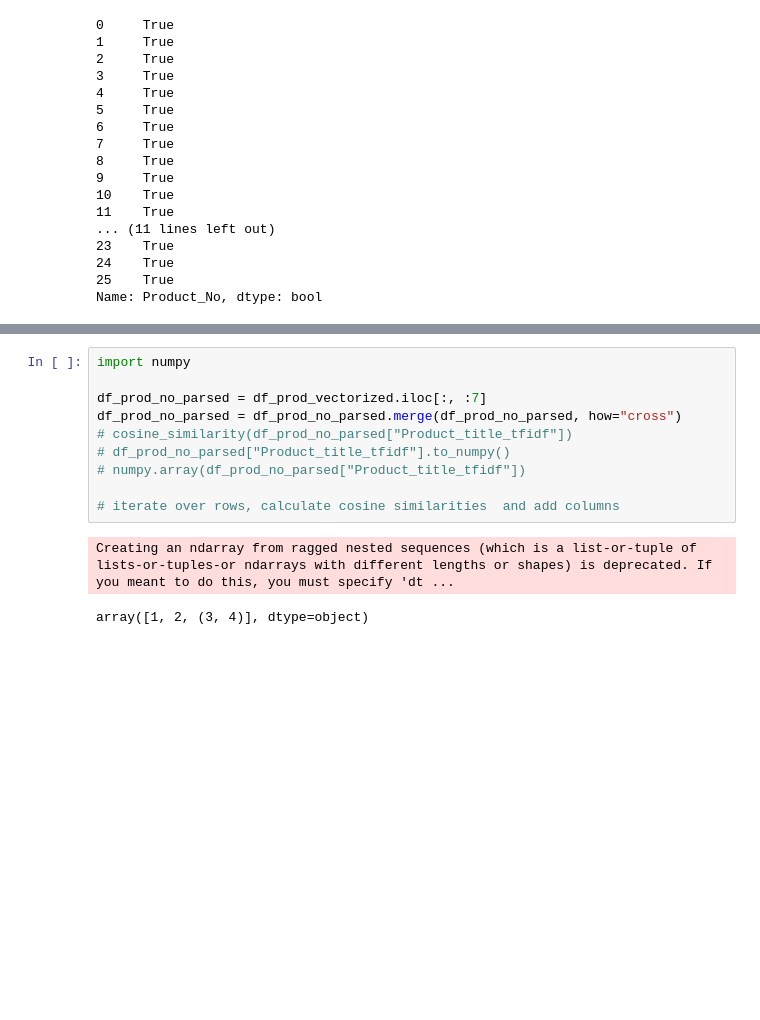
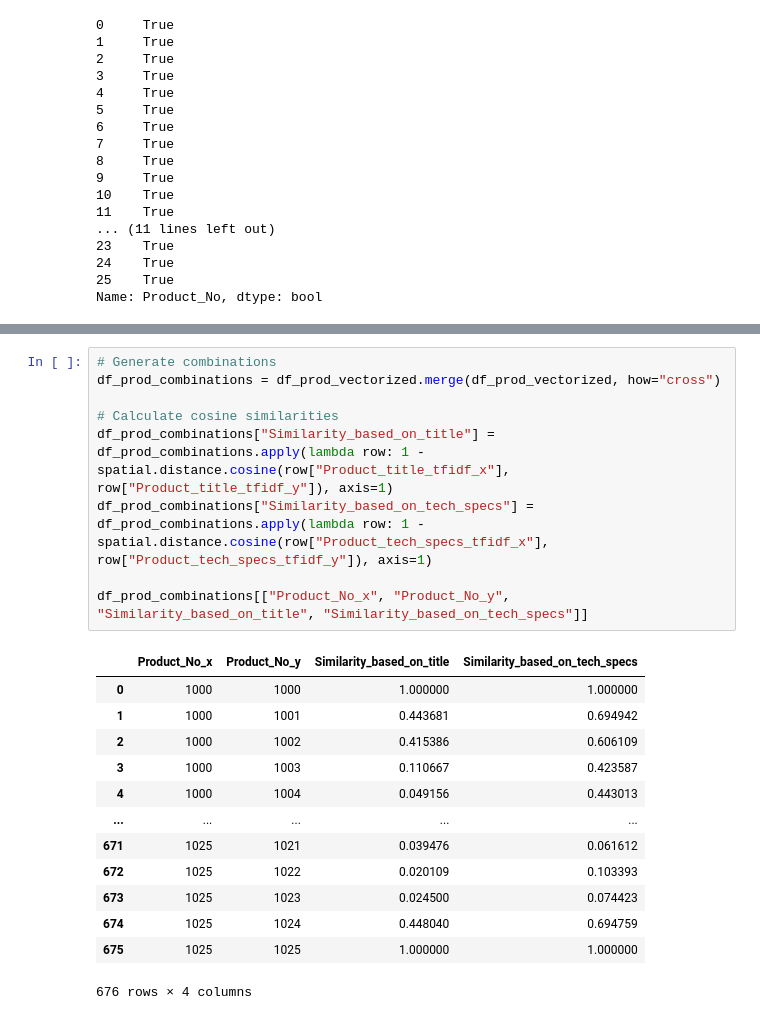
Before and after one commit to Shoggomo/conrad_interview_task, a Jupyter notebook: main.ipynb, the cells around one changed output, grey strips where cells are left out. Drawn from its saved outputs; the diff is of its cells as text; blank space fills up the shorter version.

```diff
--- a/main.ipynb
+++ b/main.ipynb
@@ -282,13 +231,23 @@ df_prod_vectorized
-# %%
-import numpy
-
-df_prod_no_parsed = df_prod_vectorized.iloc[:, :7]
-df_prod_no_parsed = df_prod_no_parsed.merge(df_prod_no_parsed, how="cross")
-# cosine_similarity(df_prod_no_parsed["Product_title_tfidf"])
-# df_prod_no_parsed["Product_title_tfidf"].to_numpy()
-# numpy.array(df_prod_no_parsed["Product_title_tfidf"])
-
-# iterate over rows, calculate cosine similarities  and add columns
-# %% [output]
-Creating an ndarray from ragged nested sequences (which is a list-or-tuple of lists-or-tuples-or ndarrays with different lengths or shapes) is deprecated. If you meant to do this, you must specify 'dt ...
-array([1, 2, (3, 4)], dtype=object)
+# %%
+# Generate combinations
+df_prod_combinations = df_prod_vectorized.merge(df_prod_vectorized, how="cross")
+
+# Calculate cosine similarities
+df_prod_combinations["Similarity_based_on_title"] = df_prod_combinations.apply(lambda row: 1 - spatial.distance.cosine(row["Product_title_tfidf_x"], row["Product_title_tfidf_y"]), axis=1)
+df_prod_combinations["Similarity_based_on_tech_specs"] = df_prod_combinations.apply(lambda row: 1 - spatial.distance.cosine(row["Product_tech_specs_tfidf_x"], row["Product_tech_specs_tfidf_y"]), axis=1)
+
+df_prod_combinations[["Product_No_x", "Product_No_y", "Similarity_based_on_title", "Similarity_based_on_tech_specs"]]
+# %% [output]
+|  | Product_No_x | Product_No_y | Similarity_based_on_title | Similarity_based_on_tech_specs |
+| 0 | 1000 | 1000 | 1.000000 | 1.000000 |
+| 1 | 1000 | 1001 | 0.443681 | 0.694942 |
+| 2 | 1000 | 1002 | 0.415386 | 0.606109 |
+| 3 | 1000 | 1003 | 0.110667 | 0.423587 |
+| 4 | 1000 | 1004 | 0.049156 | 0.443013 |
+| ... | ... | ... | ... | ... |
+| 671 | 1025 | 1021 | 0.039476 | 0.061612 |
+| 672 | 1025 | 1022 | 0.020109 | 0.103393 |
+| 673 | 1025 | 1023 | 0.024500 | 0.074423 |
+| 674 | 1025 | 1024 | 0.448040 | 0.694759 |
+| 675 | 1025 | 1025 | 1.000000 | 1.000000 |
+676 rows × 4 columns
```
Also changed, not shown: parts of 14 cells of this notebook, 2 other files.
